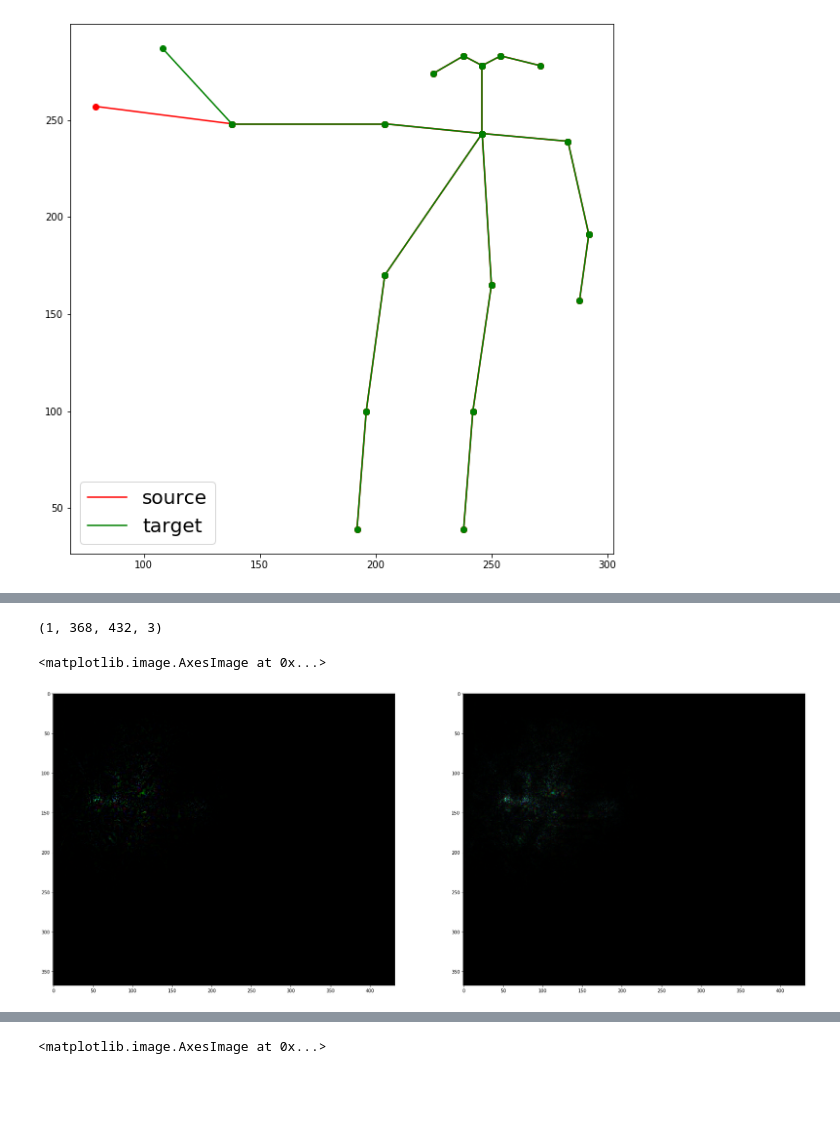
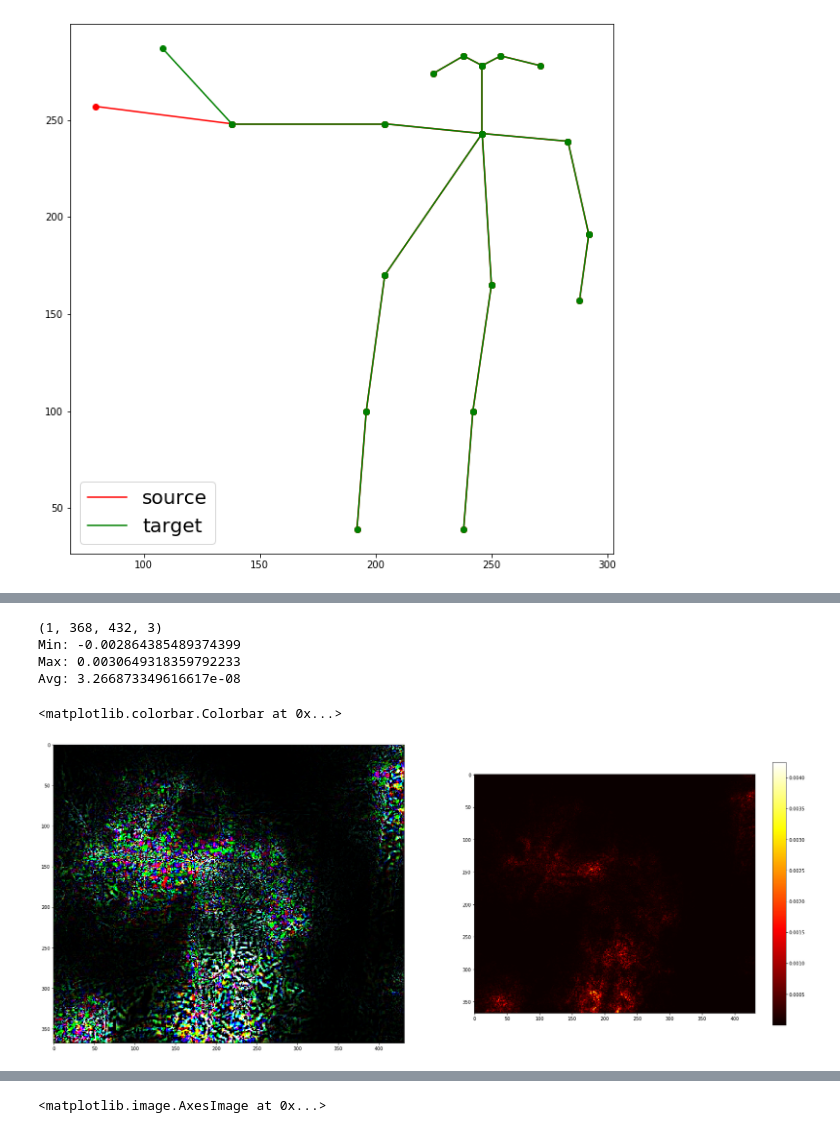
Before and after one commit to alexus37/MasterThesisCode, a Jupyter notebook: experiments/OpenPoseUnderstandLoss.ipynb, the cells around one changed output, grey strips where cells are left out. Cells and saved outputs as stored; diff of their text form; code cells hidden in the pictures; blank space fills up the shorter version.

```diff
--- a/experiments/OpenPoseUnderstandLoss.ipynb
+++ b/experiments/OpenPoseUnderstandLoss.ipynb
@@ -233,16 +251,19 @@ def final_stage_single_heat_upsampled_loss(target_heat, index):
     grad = tf.gradients(total_loss, e_source.tensor_image)[0]
     return grad, total_loss
 # %%
-EPS = 0.1
-STEPS = 1
+EPS = 0.07
+STEPS = 5
+ONLY_SINGLE_HEAT_MAP_AS_LOSS = False
 
 adv_image = copy.deepcopy(image_source)
-#target_heat = tf.compat.v1.placeholder(tf.float32, shape=(None, None, None, 19))
-#grad_func, loss_func = final_stage_heat_loss(target_heat)
+target_heat, grad_func, loss_func = [None, None, None]
 
-target_heat = tf.compat.v1.placeholder(tf.float32, shape=(None, None, None))
-grad_func, loss_func = final_stage_single_heat_loss(target_heat, CocoPart.RWrist.value)
-
+if ONLY_SINGLE_HEAT_MAP_AS_LOSS:
+    target_heat = tf.compat.v1.placeholder(tf.float32, shape=(None, None, None))
+    grad_func, loss_func = final_stage_single_heat_loss(target_heat, CocoPart.RWrist.value)
+else:
+    target_heat = tf.compat.v1.placeholder(tf.float32, shape=(None, None, None, 19))
+    grad_func, loss_func = final_stage_heat_loss(target_heat)
 
 
 for i in range(STEPS):
@@ -250,8 +271,7 @@ for i in range(STEPS):
     gradient = e_source.persistent_sess.run(
                 grad_func,
                 feed_dict={
-                    target_heat: target_np[:, :, :, CocoPart.RWrist.value],
-                    #target_heat: target_np[:, :, :, :19],
+                    target_heat: target_np[:, :, :, CocoPart.RWrist.value] if ONLY_SINGLE_HEAT_MAP_AS_LOSS else target_np[:, :, :, :19],
                     # target_paf: target_np[:, :, :, 19:],
                     e_source.tensor_image: [adv_image],
                     e_source.upsample_size: upsample_size
@@ -262,9 +282,7 @@ for i in range(STEPS):
     loss_before = e_source.persistent_sess.run(
                 loss_func,
                 feed_dict={
-                    #target_heat: target_np_heat[:, :, :, CocoPart.RWrist.value],
-                    target_heat: target_np[:, :, :, CocoPart.RWrist.value],
-                    #target_heat: target_np[:, :, :, :19],
+                    target_heat: target_np[:, :, :, CocoPart.RWrist.value] if ONLY_SINGLE_HEAT_MAP_AS_LOSS else target_np[:, :, :, :19],
                     # target_paf: target_np[:, :, :, 19:],
                     e_source.tensor_image: [adv_image],
                     e_source.upsample_size: upsample_size
@@ -272,7 +290,7 @@ for i in range(STEPS):
             )
 
     print(f'{i}: Loss: {loss_before}')
-
+    ### ================= UPDATE STEP ================= ###
     adv_image = image_source - EPS * np.sign(gradient[0])
 
 
@@ -325,9 +347,19 @@ The total diff is 0.030998389694041895 and the part moved the most is the CocoPa
 # %%
-SCALE = 1000
+SCALE = 10000
 print(gradient.shape)
+print_image_Stats(gradient[0])
 fig = plt.figure(figsize=(30, 30))
 ax = fig.add_subplot(1, 2, 1)
 ax.imshow(gradient[0] * SCALE)
+
+
+grad_len = np.zeros((gradient[0].shape[:2]))
+for y in range(gradient[0].shape[0]):
+    for x in range(gradient[0].shape[1]):
+        cur_vec = gradient[0, y, x]
+        grad_len[y, x] = np.linalg.norm(cur_vec)
+
 ax = fig.add_subplot(1, 2, 2)
-ax.imshow(np.abs(gradient[0] * SCALE), cmap='hot')
+heat_image = ax.imshow(grad_len, cmap='hot')
+fig.colorbar(heat_image, ax=ax, shrink=0.35)
 # %% [output]
@@ -335,6 +367,9 @@ ax.imshow(np.abs(gradient[0] * SCALE), cmap='hot')
 (1, 368, 432, 3)
+Min: -0.002864385489374399
+Max: 0.0030649318359792233
+Avg: 3.266873349616617e-08
-<matplotlib.image.AxesImage at 0x...>
+<matplotlib.colorbar.Colorbar at 0x...>
-[figure, old version]
+[figure, new version]
 # %%
 source_lines = get_humans_as_lines(human_source, 400, 450)
 target_lines = get_humans_as_lines(human_target, 400, 450)
```
Also changed, not shown: parts of 10 cells of this notebook.
